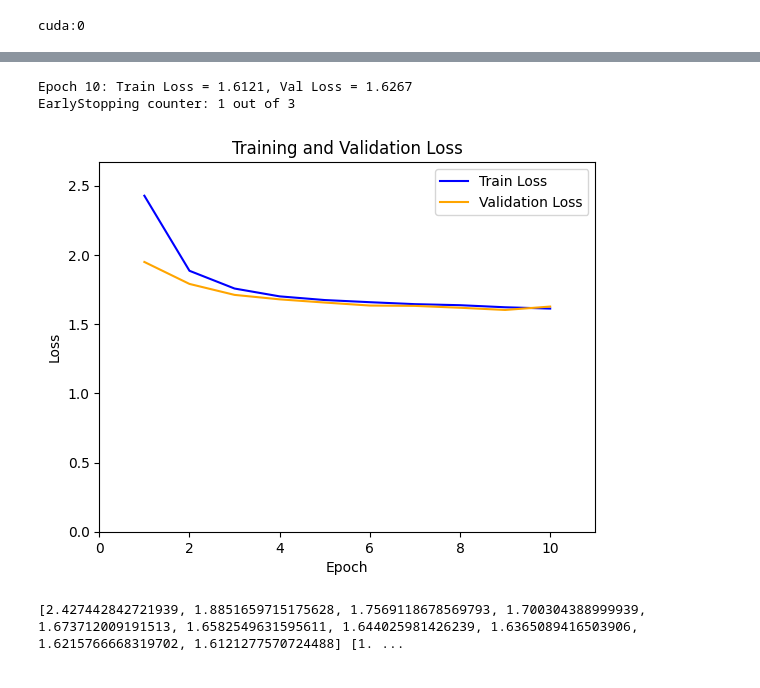
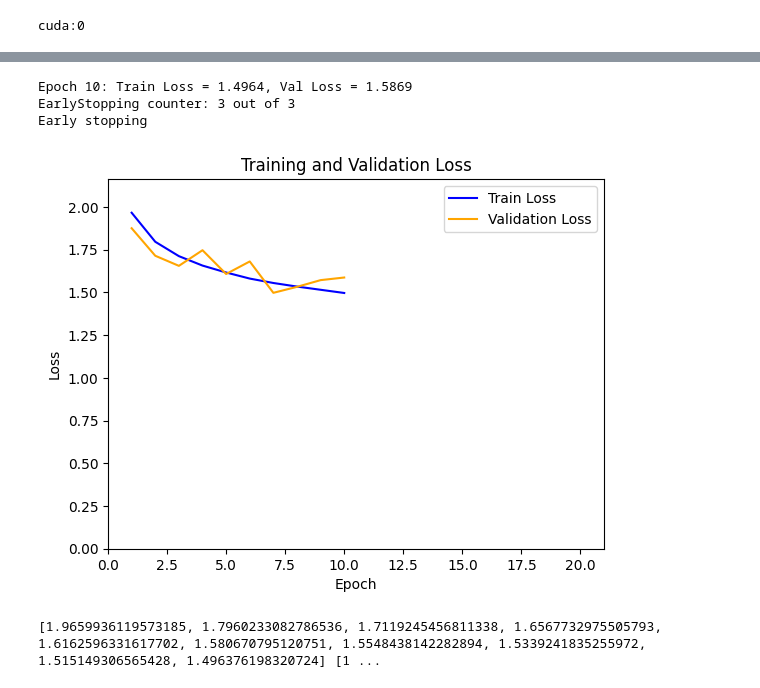
Before and after one commit to yaroslav-lototskyi/nn-examples, a Jupyter notebook: notebooks/ciraf-10.ipynb, the cells around one changed output, grey strips where cells are left out. Saved outputs shown, nothing was run; the diff lists cells and outputs as text; code cells hidden in the pictures.

```diff
--- a/notebooks/ciraf-10.ipynb
+++ b/notebooks/ciraf-10.ipynb
@@ -53,19 +52,30 @@ class Net(nn.Module):
     def __init__(self):
         super(Net, self).__init__()
         self.conv1 = nn.Conv2d(3, 64, kernel_size=3, padding=1)
+        self.bn1 = nn.BatchNorm2d(64)
         self.conv2 = nn.Conv2d(64, 128, kernel_size=3, padding=1)
+        self.bn2 = nn.BatchNorm2d(128)
+        self.conv3 = nn.Conv2d(128, 256, kernel_size=3, padding=1)
+        self.bn3 = nn.BatchNorm2d(256)
         self.global_pool = nn.AdaptiveAvgPool2d((1, 1))
-        self.fc1 = nn.Linear(128, 10)
+        self.fc1 = nn.Linear(256, 128)
+        self.dropout = nn.Dropout(0.5)
+        self.fc2 = nn.Linear(128, 10)
 
     def forward(self, x):
-        x = F.leaky_relu(self.conv1(x),negative_slope=0.01)
-        x = F.leaky_relu(self.conv2(x),negative_slope=0.01)
+        x = F.relu(self.bn1(self.conv1(x)))
+        x = F.relu(self.bn2(self.conv2(x)))
+        x = F.relu(self.bn3(self.conv3(x)))
         x = self.global_pool(x)
         x = torch.flatten(x, 1)
-        x = self.fc1(x)
+        x = F.relu(self.fc1(x))
+        x = self.dropout(x)
+        x = self.fc2(x)
         return x
 
-
 net = Net()
+device = torch.device("cuda" if torch.cuda.is_available() else "cpu")
+net = net.to(device)
+print(device)
 print(net)
 # %% [output]
@@ -82,11 +95,17 @@ net = net.to(device)
 # %%
 import torch.optim as optim
-from torch.optim.lr_scheduler import StepLR
+from torch.optim.lr_scheduler import OneCycleLR
 
 # Функція втрат
 criterion = nn.CrossEntropyLoss(label_smoothing=0.1)
 
 # Оптимізатор
-optimizer = optim.Adam(net.parameters(), lr=0.01, weight_decay=1e-4)  # weight_decay для L2-регуляризації
-scheduler = StepLR(optimizer, step_size=10, gamma=0.1)
+optimizer = optim.Adam(net.parameters(), lr=0.001, weight_decay=1e-4)  # weight_decay для L2-регуляризації
+
+scheduler = OneCycleLR(
+    optimizer,
+    max_lr=0.01,
+    steps_per_epoch=len(train_loader),
+    epochs=10
+)
 # %%
@@ -226,8 +246,8 @@ train_losses, val_losses = train_model(
     optimizer=optimizer,
     criterion=criterion,
     scheduler=scheduler,
-    num_epochs=10,  # Максимальна кількість епох
-    patience=1      # Кількість епох без покращень перед зупинкою
+    num_epochs=20,  # Максимальна кількість епох
+    patience=3      # Кількість епох без покращень перед зупинкою
 )
 print(train_losses, val_losses)
 # %% [output]
@@ -253,7 +273,8 @@ Validation loss decreased (1.618055 --> 1.602157). Saving model ...
-Epoch 10: Train Loss = 1.6121, Val Loss = 1.6267
-EarlyStopping counter: 1 out of 3
+Epoch 10: Train Loss = 1.4964, Val Loss = 1.5869
+EarlyStopping counter: 3 out of 3
+Early stopping
-[figure, old version]
+[figure, new version]
-[2.427442842721939, 1.8851659715175628, 1.7569118678569793, 1.700304388999939, 1.673712009191513, 1.6582549631595611, 1.644025981426239, 1.6365089416503906, 1.6215766668319702, 1.6121277570724488] [1. ...
+[1.9659936119573185, 1.7960233082786536, 1.7119245456811338, 1.6567732975505793, 1.6162596331617702, 1.580670795120751, 1.5548438142282894, 1.5339241835255972, 1.515149306565428, 1.496376198320724] [1 ...
 # %%
 # Завантаження найкращої моделі
 import os
```
Also changed, not shown: parts of 7 cells of this notebook.
